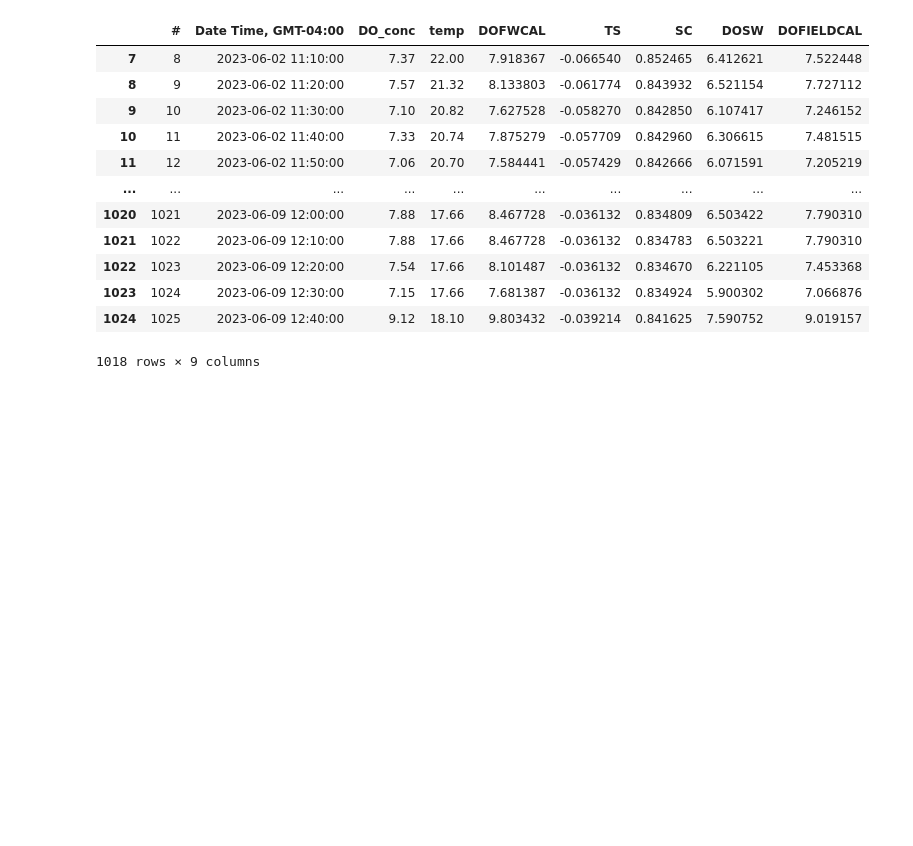
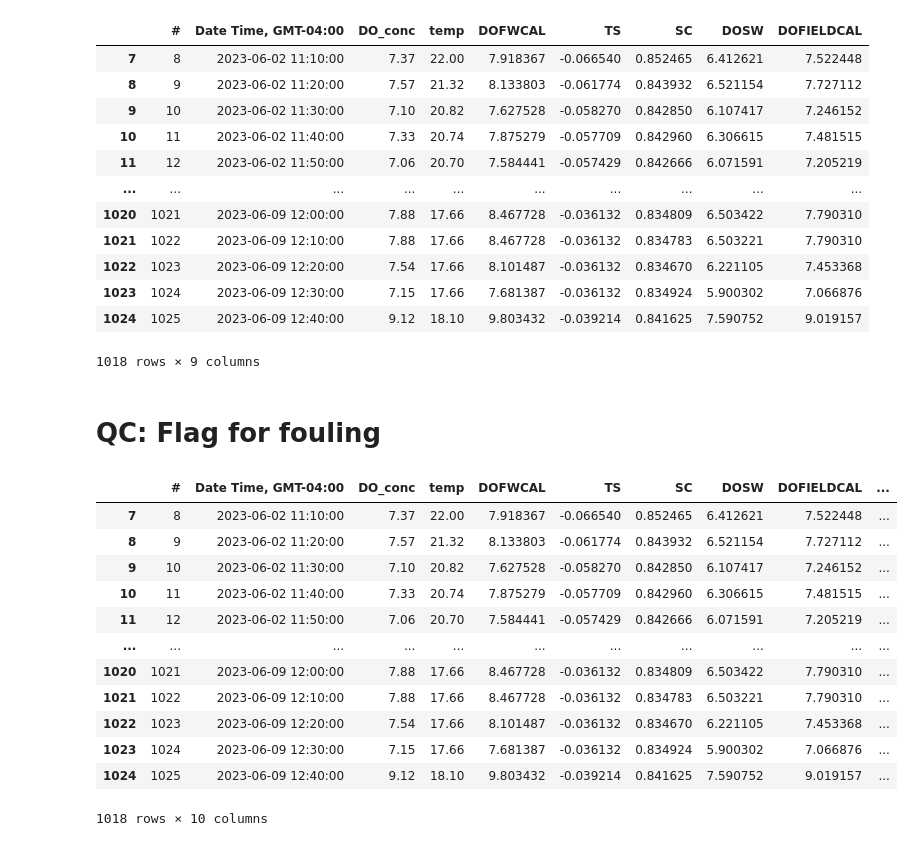
Before and after one commit to tnmygrwl/hoboware_emulator, a Jupyter notebook: hoboware_emulator.ipynb, the cells around one changed output. Drawn from its saved outputs; the diff is of its cells as text; code cells hidden in the pictures; blank space fills up the shorter version.

```diff
--- a/hoboware_emulator.ipynb
+++ b/hoboware_emulator.ipynb
@@ -399,3 +362,48 @@ do_data
 | 1023 | 1024 | 2023-06-09 12:30:00 | 7.15 | 17.66 | 7.681387 | -0.036132 | 0.834924 | 5.900302 | 7.066876 |
 | 1024 | 1025 | 2023-06-09 12:40:00 | 9.12 | 18.10 | 9.803432 | -0.039214 | 0.841625 | 7.590752 | 9.019157 |
 1018 rows × 9 columns
+# %% [markdown]
+# QC: Flag for fouling
+# %%
+# Flagging DO data that is <0.5 mg/L for more than an hour
+
+# First, ensure the 'Date Time, GMT-04:00' column is in datetime format for comparison
+do_data['Date Time, GMT-04:00'] = pd.to_datetime(do_data['Date Time, GMT-04:00'])
+
+# Sort the data by date to ensure it's in chronological order
+do_data.sort_values(by='Date Time, GMT-04:00', inplace=True)
+
+# Create a flag column initialized to False
+do_data['Fouling Flag'] = False
+
+# Loop through the data to find instances where DOSW < 0.5 for more than an hour
+for i in range(len(do_data)):
+    # Check if current row's DOSW is < 0.5
+    if do_data.iloc[i]['DOSW'] < 0.5:
+        start_time = do_data.iloc[i]['Date Time, GMT-04:00']
+        # Look ahead to find if the condition persists for more than an hour
+        for j in range(i+1, len(do_data)):
+            if do_data.iloc[j]['DOSW'] < 0.5:
+                end_time = do_data.iloc[j]['Date Time, GMT-04:00']
+                if (end_time - start_time).total_seconds() / 3600 > 1:
+                    # Flag all rows within the time range
+                    do_data.loc[(do_data['Date Time, GMT-04:00'] >= start_time) & (do_data['Date Time, GMT-04:00'] <= end_time), 'Fouling Flag'] = True
+                    break
+            else:
+                break
+# %%
+do_data
+# %% [output]
+|  | # | Date Time, GMT-04:00 | DO_conc | temp | DOFWCAL | TS | SC | DOSW | DOFIELDCAL | ... |
+| 7 | 8 | 2023-06-02 11:10:00 | 7.37 | 22.00 | 7.918367 | -0.066540 | 0.852465 | 6.412621 | 7.522448 | ... |
+| 8 | 9 | 2023-06-02 11:20:00 | 7.57 | 21.32 | 8.133803 | -0.061774 | 0.843932 | 6.521154 | 7.727112 | ... |
+| 9 | 10 | 2023-06-02 11:30:00 | 7.10 | 20.82 | 7.627528 | -0.058270 | 0.842850 | 6.107417 | 7.246152 | ... |
+| 10 | 11 | 2023-06-02 11:40:00 | 7.33 | 20.74 | 7.875279 | -0.057709 | 0.842960 | 6.306615 | 7.481515 | ... |
+| 11 | 12 | 2023-06-02 11:50:00 | 7.06 | 20.70 | 7.584441 | -0.057429 | 0.842666 | 6.071591 | 7.205219 | ... |
+| ... | ... | ... | ... | ... | ... | ... | ... | ... | ... | ... |
+| 1020 | 1021 | 2023-06-09 12:00:00 | 7.88 | 17.66 | 8.467728 | -0.036132 | 0.834809 | 6.503422 | 7.790310 | ... |
+| 1021 | 1022 | 2023-06-09 12:10:00 | 7.88 | 17.66 | 8.467728 | -0.036132 | 0.834783 | 6.503221 | 7.790310 | ... |
+| 1022 | 1023 | 2023-06-09 12:20:00 | 7.54 | 17.66 | 8.101487 | -0.036132 | 0.834670 | 6.221105 | 7.453368 | ... |
+| 1023 | 1024 | 2023-06-09 12:30:00 | 7.15 | 17.66 | 7.681387 | -0.036132 | 0.834924 | 5.900302 | 7.066876 | ... |
+| 1024 | 1025 | 2023-06-09 12:40:00 | 9.12 | 18.10 | 9.803432 | -0.039214 | 0.841625 | 7.590752 | 9.019157 | ... |
+1018 rows × 10 columns
```
Also changed, not shown: parts of 6 cells of this notebook.
